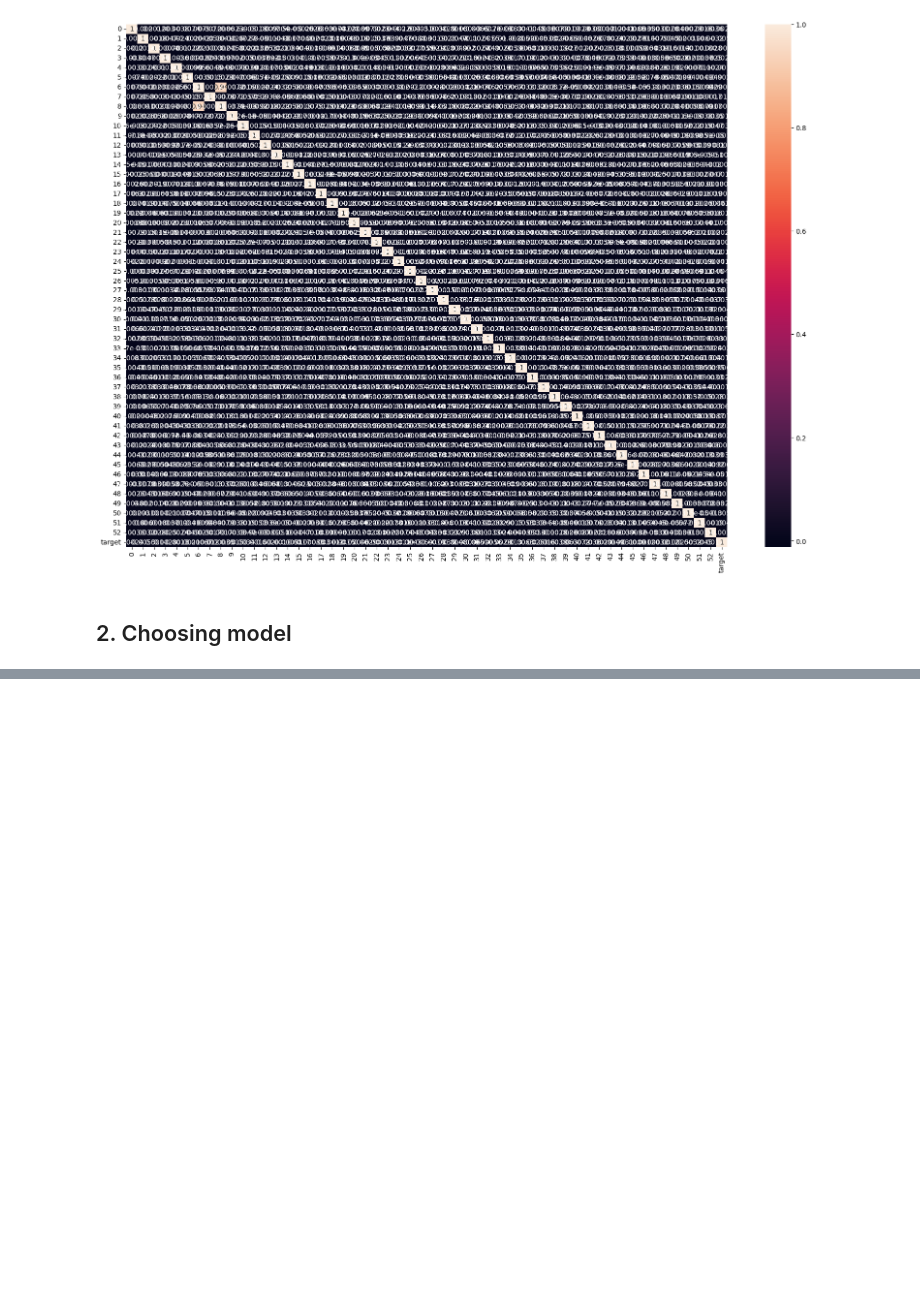
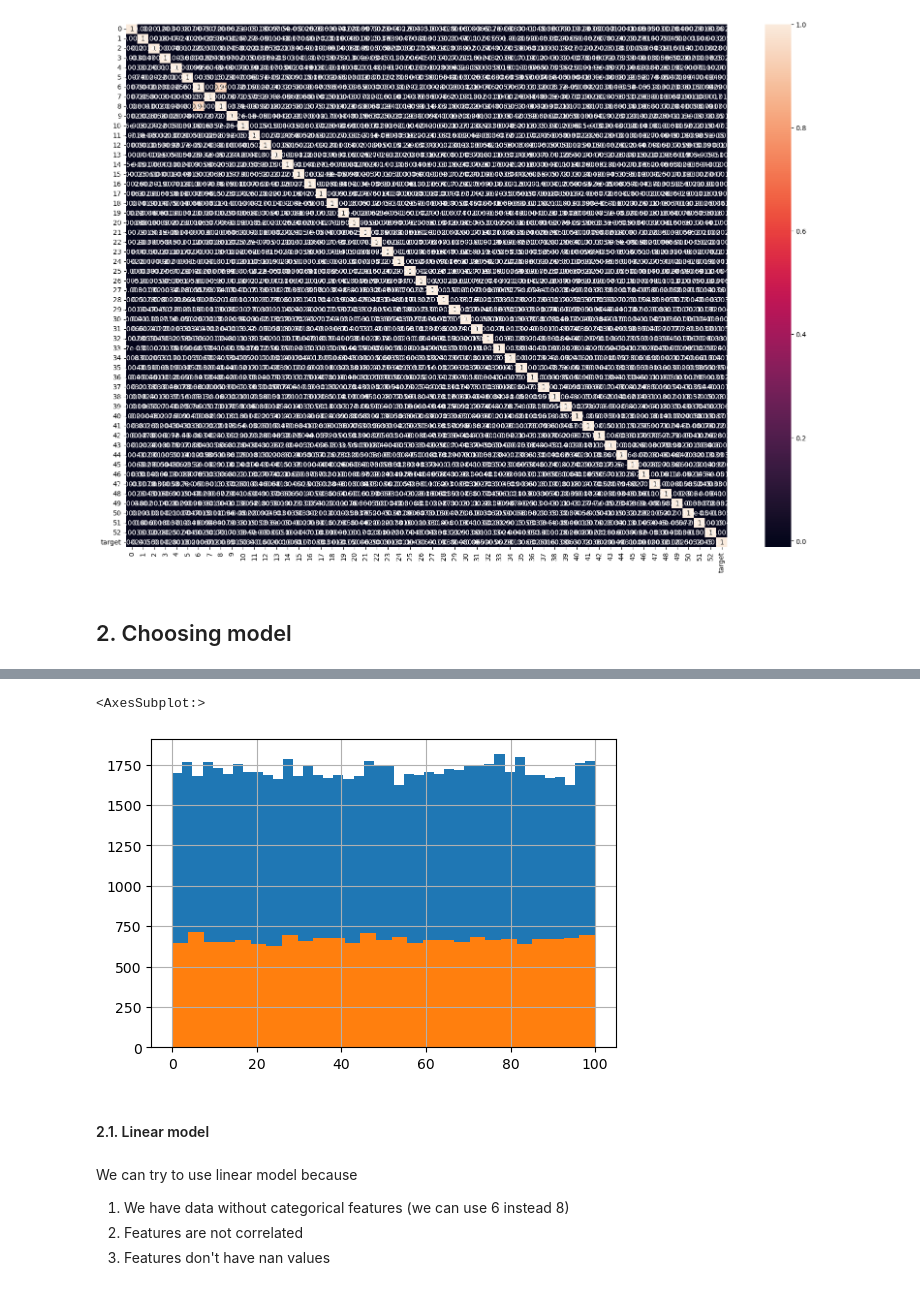
Before and after one commit to sotula/gml-regression, a Jupyter notebook: Data_analysis.ipynb, the cells around one changed output, grey strips where cells are left out. Cells and saved outputs as stored; diff of their text form; code cells hidden in the pictures; blank space fills up the shorter version.

```diff
--- a/Data_analysis.ipynb
+++ b/Data_analysis.ipynb
@@ -181,0 +206,2 @@ plt.show()
+# %%
+X_train, X_test, y_train, y_test = train_test_split(data.drop(['target'], axis=1), data['target'], test_size=0.2, random_state=1)
@@ -181,0 +215,14 @@ plt.show()
+# %%
+# we save uniform distribution in target
+y_train.hist(bins='auto')
+y_test.hist(bins='auto')
+# %% [output]
+<AxesSubplot:>
+[figure, added]
+# %% [markdown]
+#### 2.1. Linear model
+# %% [markdown]
+We can try to use linear model because
+1. We have data without categorical features (we can use 6 instead 8)
+2. Features are not correlated
+3. Features don't have nan values
```
Also changed, not shown: parts of 38 cells of this notebook, 9 other files.
